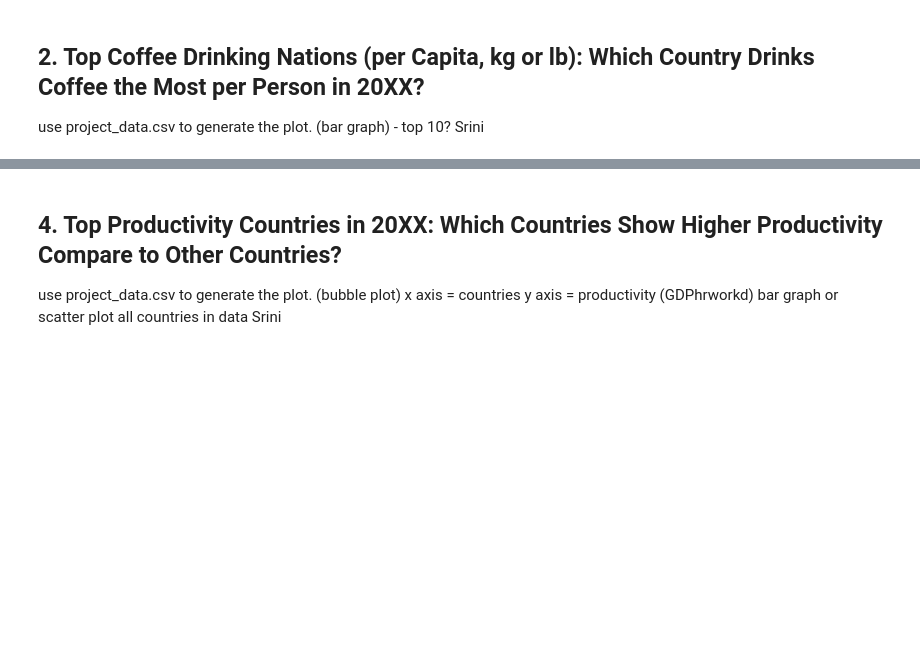
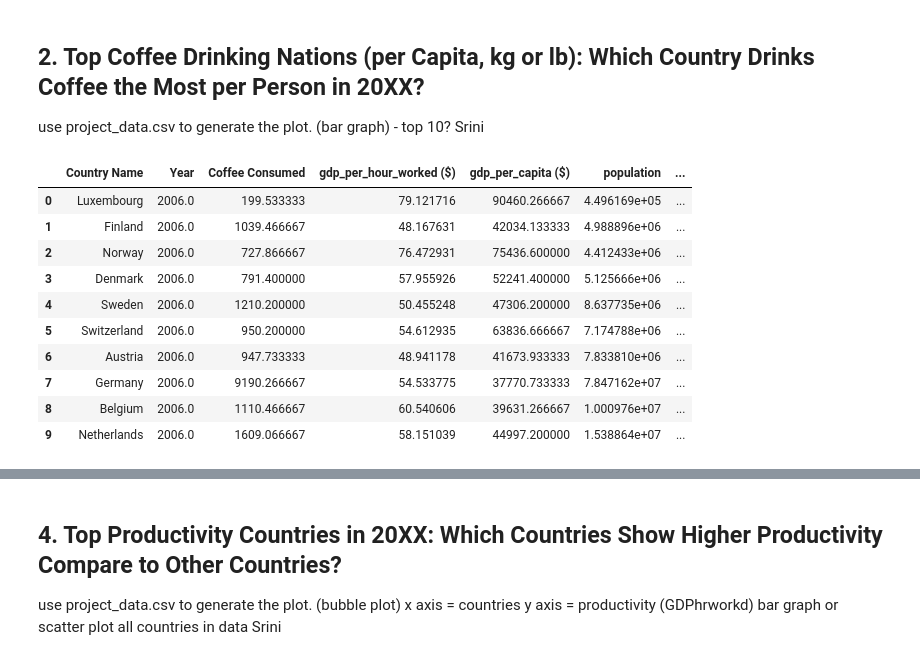
Before and after one commit to andrewboring/Confabulators_Project_1, a Jupyter notebook: project1_the-confabulators_starter.ipynb, the cells around one changed output, grey strips where cells are left out. Saved outputs shown, nothing was run; the diff lists cells and outputs as text; code cells hidden in the pictures; blank space fills up the shorter version.

```diff
--- a/project1_the-confabulators_starter.ipynb
+++ b/project1_the-confabulators_starter.ipynb
@@ -49,3 +57,25 @@ Jin
 ## 2. Top Coffee Drinking Nations (per Capita, kg or lb): Which Country Drinks Coffee the Most per Person in 20XX?
 use project_data.csv to generate the plot. (bar graph) - top 10?
 Srini
+# %%
+# Top 10 cofee drinking nations
+group_by_country = coffee_data.groupby(["Country Name"])
+#Mean of all values by country
+mean_values_country = group_by_country.mean()
+mean_values_country_df = pd.DataFrame(mean_values_country)
+# Top 10 countries copee per capita
+top_coffee_pc = mean_values_country_df.sort_values("Coffee Consumed per Capita in Kg", ascending = False)\
+.head(10).reset_index()
+top_coffee_pc
+# %% [output]
+|  | Country Name | Year | Coffee Consumed | gdp_per_hour_worked ($) | gdp_per_capita ($) | population | ... |
+| 0 | Luxembourg | 2006.0 | 199.533333 | 79.121716 | 90460.266667 | 4.496169e+05 | ... |
+| 1 | Finland | 2006.0 | 1039.466667 | 48.167631 | 42034.133333 | 4.988896e+06 | ... |
+| 2 | Norway | 2006.0 | 727.866667 | 76.472931 | 75436.600000 | 4.412433e+06 | ... |
+| 3 | Denmark | 2006.0 | 791.400000 | 57.955926 | 52241.400000 | 5.125666e+06 | ... |
+| 4 | Sweden | 2006.0 | 1210.200000 | 50.455248 | 47306.200000 | 8.637735e+06 | ... |
+| 5 | Switzerland | 2006.0 | 950.200000 | 54.612935 | 63836.666667 | 7.174788e+06 | ... |
+| 6 | Austria | 2006.0 | 947.733333 | 48.941178 | 41673.933333 | 7.833810e+06 | ... |
+| 7 | Germany | 2006.0 | 9190.266667 | 54.533775 | 37770.733333 | 7.847162e+07 | ... |
+| 8 | Belgium | 2006.0 | 1110.466667 | 60.540606 | 39631.266667 | 1.000976e+07 | ... |
+| 9 | Netherlands | 2006.0 | 1609.066667 | 58.151039 | 44997.200000 | 1.538864e+07 | ... |
```
Also changed, not shown: parts of 4 cells of this notebook.
